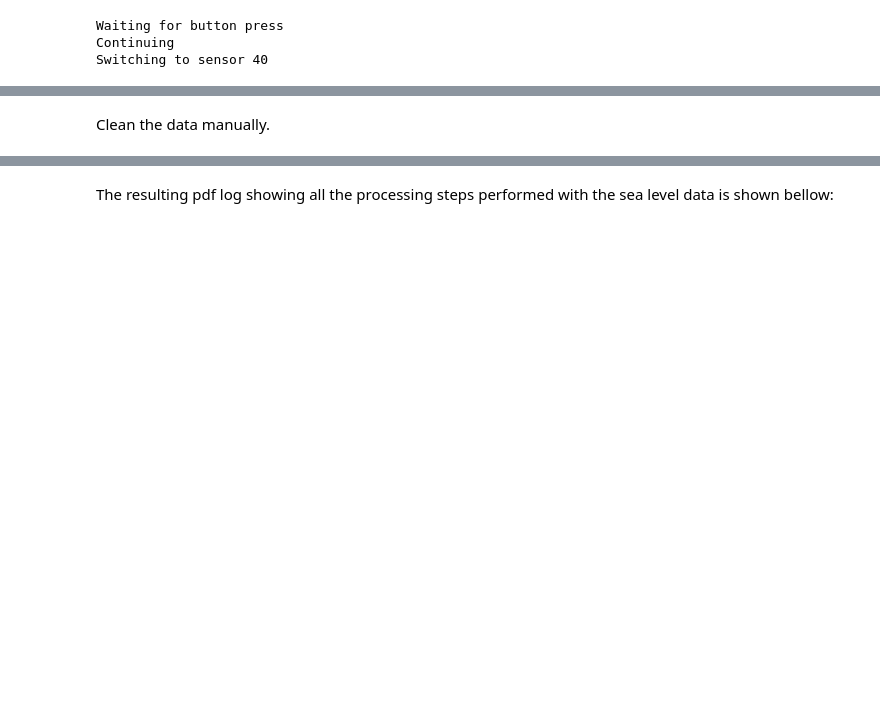
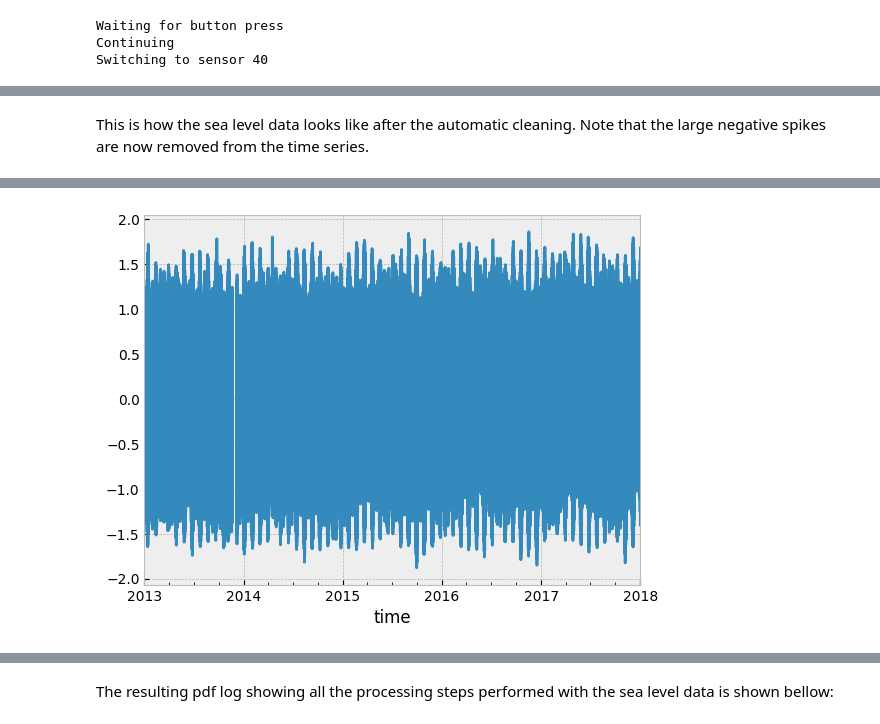
Before and after one commit to metocean/TAIAO, a Jupyter notebook: data_transformations/extract_storm_surge_linz.ipynb, the cells around one changed output, grey strips where cells are left out. Saved outputs shown, nothing was run; the diff lists cells and outputs as text; code cells hidden in the pictures; blank space fills up the shorter version.

```diff
--- a/data_transformations/extract_storm_surge_linz.ipynb
+++ b/data_transformations/extract_storm_surge_linz.ipynb
@@ -135,2 +168,6 @@ df1 = clean_linz(copy.deepcopy(df0),
-# %% [markdown]
-Clean the data manually.
+# %% [markdown]
+This is how the sea level data looks like after the automatic cleaning. Note that the large negative spikes are now removed from the time series.
+# %%
+print(df1)
+df1['elev'].plot();
+# %% [output]
@@ -136,0 +191 @@ Clean the data manually.
+[figure, added]
```
Also changed, not shown: parts of 37 cells of this notebook.
